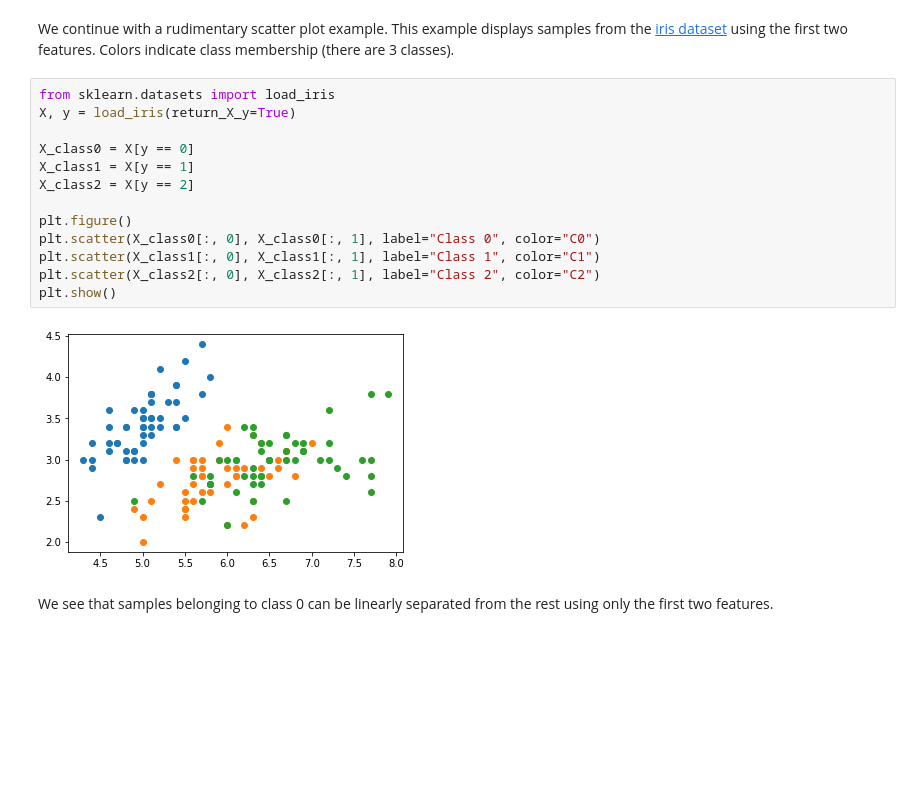
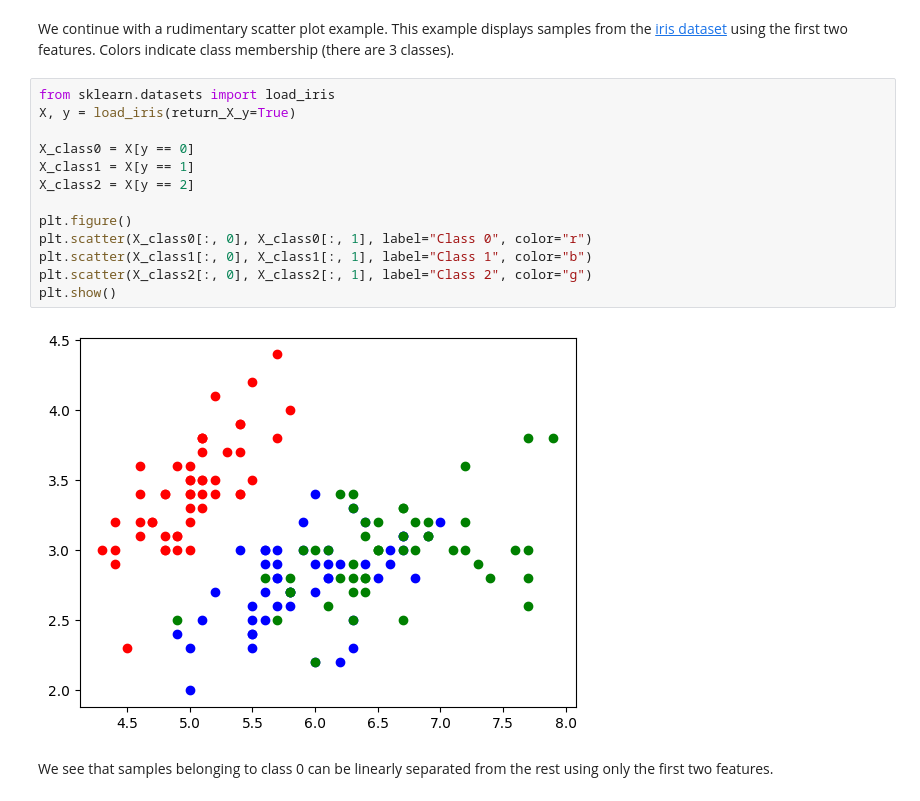
Before and after one commit to Deepa-Tilwani/AI-Summer-Camp-for-High-Schools, a Jupyter notebook: Python_Basics_Hands_On.ipynb, the cells around one changed output. Cells and saved outputs as stored; diff of their text form; blank space fills up the shorter version.

```diff
--- a/Python_Basics_Hands_On.ipynb
+++ b/Python_Basics_Hands_On.ipynb
@@ -486,18 +482,18 @@ We continue with a rudimentary scatter plot example. This example displays sampl
 # %%
 from sklearn.datasets import load_iris
 X, y = load_iris(return_X_y=True)
 
 X_class0 = X[y == 0]
 X_class1 = X[y == 1]
 X_class2 = X[y == 2]
 
 plt.figure()
-plt.scatter(X_class0[:, 0], X_class0[:, 1], label="Class 0", color="C0")
-plt.scatter(X_class1[:, 0], X_class1[:, 1], label="Class 1", color="C1")
-plt.scatter(X_class2[:, 0], X_class2[:, 1], label="Class 2", color="C2")
+plt.scatter(X_class0[:, 0], X_class0[:, 1], label="Class 0", color="r")
+plt.scatter(X_class1[:, 0], X_class1[:, 1], label="Class 1", color="b")
+plt.scatter(X_class2[:, 0], X_class2[:, 1], label="Class 2", color="g")
 plt.show()
 # %% [output]
-[figure, old version]
+[figure, new version]
 # %% [markdown]
 We see that samples belonging to class 0 can be linearly separated from the rest using only the first two features.
 # %% [markdown]
```
Also changed, not shown: parts of 5 cells of this notebook.
